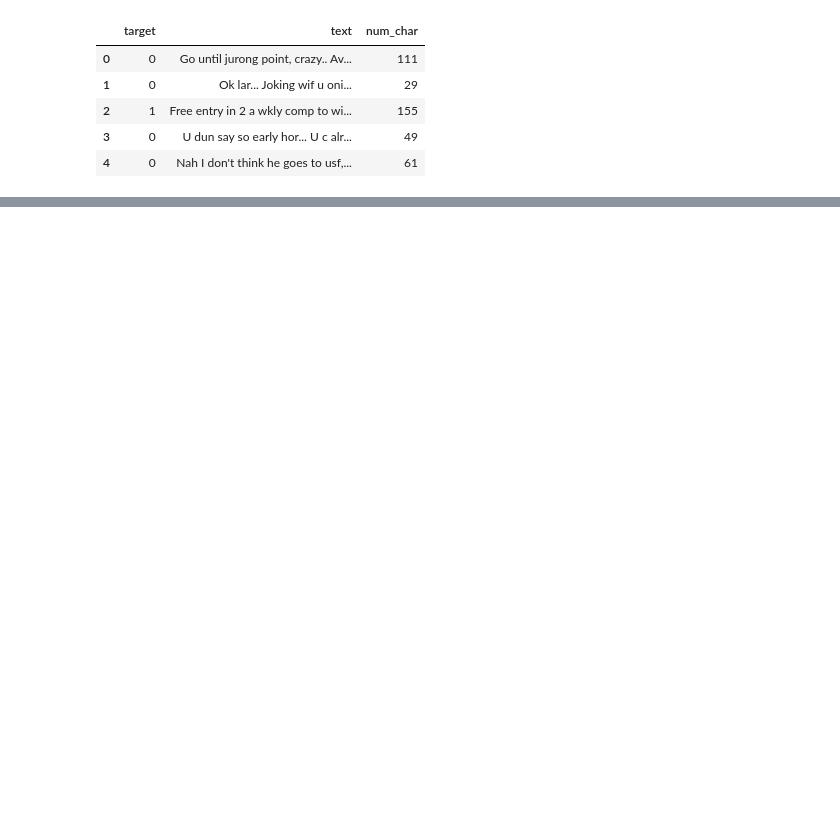
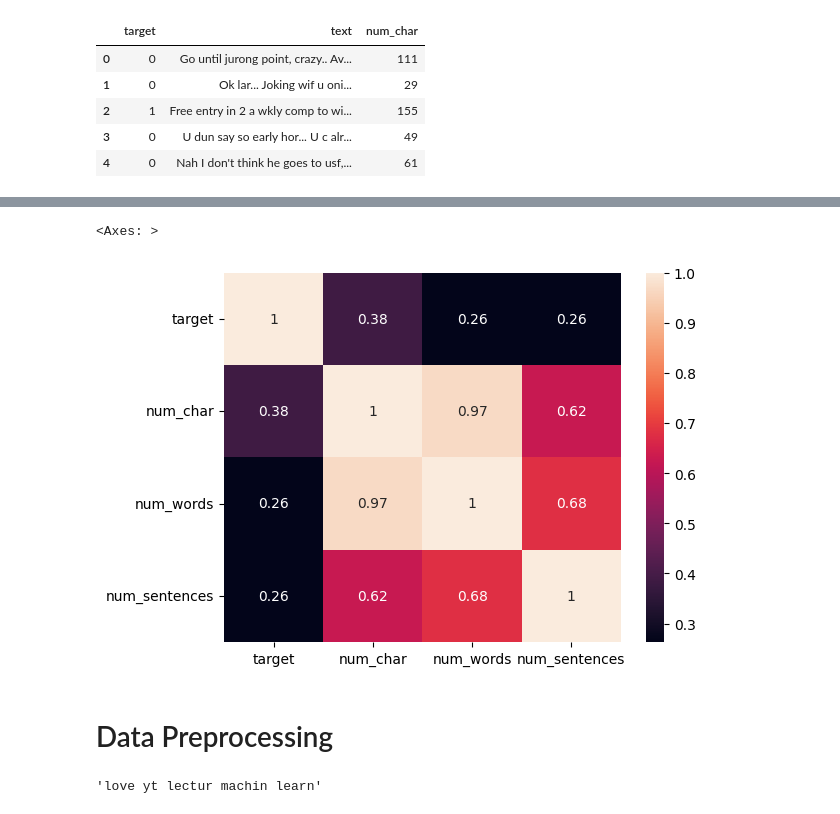
Before and after one commit to abhijeetwarudkar40/Spam-SMS-Detection, a Jupyter notebook: SMS_Spam_detection.ipynb, the cells around one changed output, grey strips where cells are left out. Cells and saved outputs as stored; diff of their text form; code cells hidden in the pictures; blank space fills up the shorter version.

```diff
--- a/SMS_Spam_detection.ipynb
+++ b/SMS_Spam_detection.ipynb
@@ -142,0 +221,9 @@ df.head()
+# %%
+numeric_df = df.select_dtypes(include=['int64','float64'])
+
+sns.heatmap(numeric_df.corr(),annot=True)
+# %% [output]
+<Axes: >
+[figure, added]
+# %% [markdown]
+# Data Preprocessing
@@ -142,0 +253,4 @@ df.head()
+# %%
+transform_text('I Loved The YT Lecture On MAchine learning?')
+# %% [output]
+'love yt lectur machin learn'
```
Also changed, not shown: parts of 41 cells of this notebook, 3 other files.
